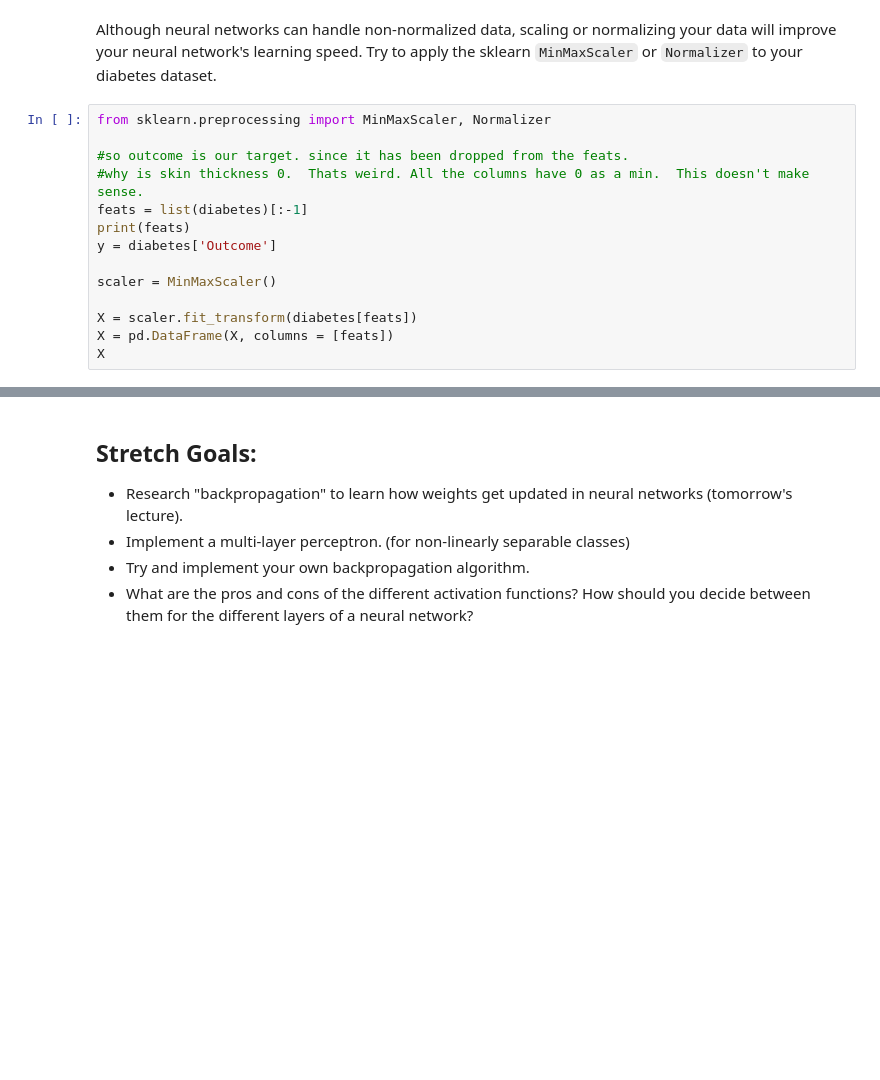
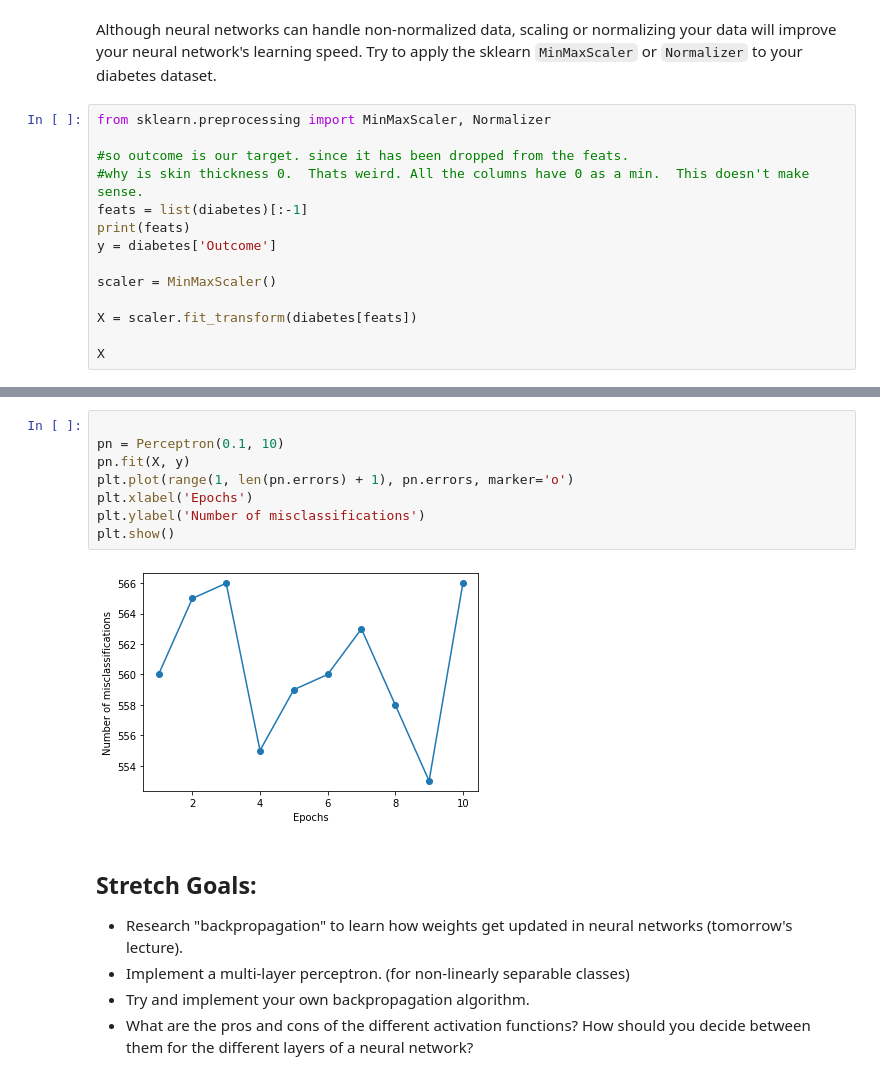
Before and after one commit to AmyBeisel/DS-Unit-4-Sprint-2-Neural-Networks, a Jupyter notebook: module1-Intro-to-Neural-Networks/LS_DS_421_Intro_to_NN_Assignment.ipynb, the cells around one changed output, grey strips where cells are left out. Cells and saved outputs as stored; diff of their text form; blank space fills up the shorter version.

```diff
--- a/module1-Intro-to-Neural-Networks/LS_DS_421_Intro_to_NN_Assignment.ipynb
+++ b/module1-Intro-to-Neural-Networks/LS_DS_421_Intro_to_NN_Assignment.ipynb
@@ -164,7 +164,7 @@ y = diabetes['Outcome']
 scaler = MinMaxScaler()
 
 X = scaler.fit_transform(diabetes[feats])
-X = pd.DataFrame(X, columns = [feats])
+
 X
 # %% [output]
 ['Pregnancies', 'Glucose', 'BloodPressure', 'SkinThickness', 'Insulin', 'BMI', 'DiabetesPedigreeFunction', 'Age']
@@ -225,3 +236,13 @@ IndentationError: expected an indented block (<ipython-input-32-0aa23b07ebbf>, l
+# %%
+
+pn = Perceptron(0.1, 10)
+pn.fit(X, y)
+plt.plot(range(1, len(pn.errors) + 1), pn.errors, marker='o')
+plt.xlabel('Epochs')
+plt.ylabel('Number of misclassifications')
+plt.show()
+# %% [output]
+[figure, added]
 # %% [markdown]
 ## Stretch Goals:
 
```
Also changed, not shown: parts of 2 cells of this notebook.
